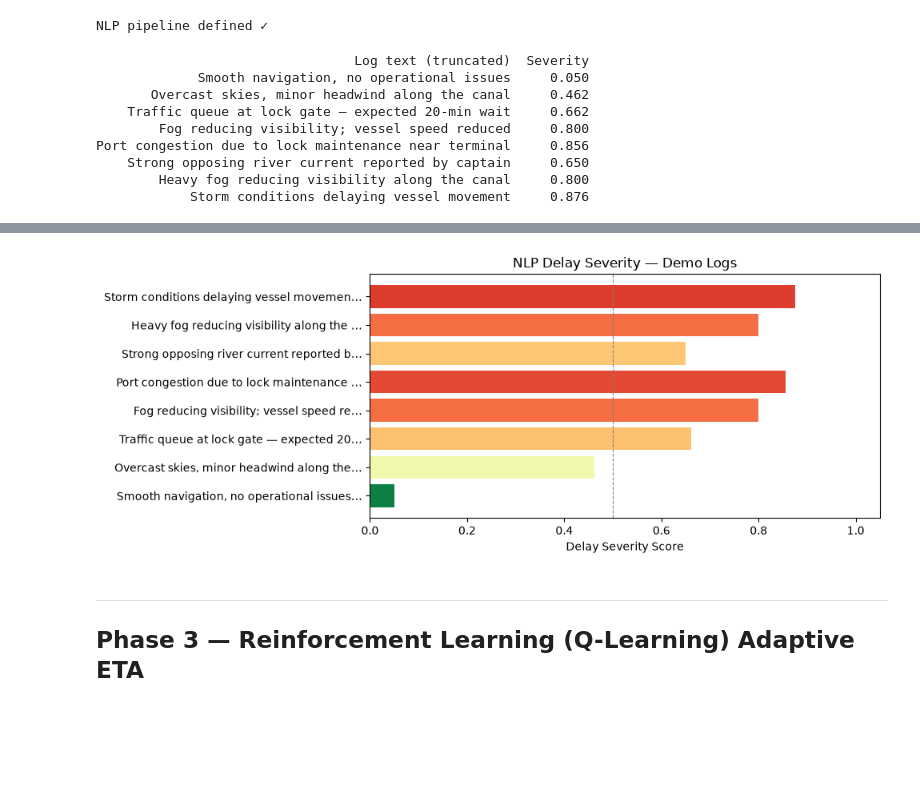
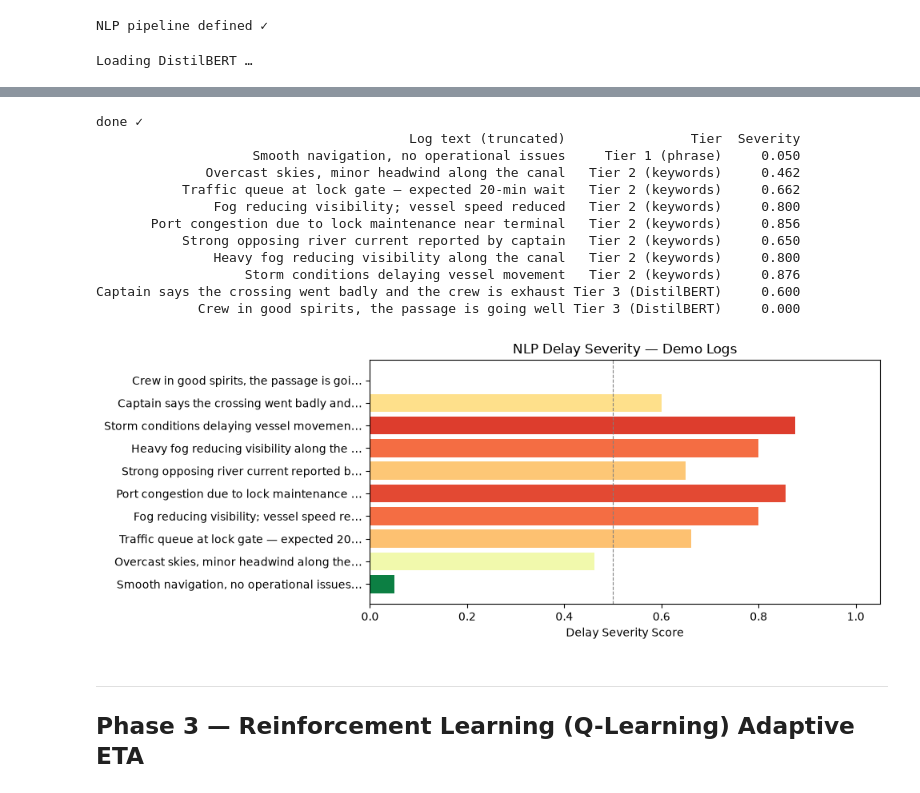
Before and after one commit to Riyann69/Adaptive-ETA-Prediction, a Jupyter notebook: Adaptive_ETA_Prediction.ipynb, the cells around one changed output, grey strips where cells are left out. Saved outputs shown, nothing was run; the diff lists cells and outputs as text; code cells hidden in the pictures; blank space fills up the shorter version.

```diff
--- a/Adaptive_ETA_Prediction.ipynb
+++ b/Adaptive_ETA_Prediction.ipynb
@@ -390,7 +399,7 @@ def extract_delay_severity(text: str) -> float:
     -----
     1. Clear-phrase shortcut → return 0.05 immediately.
     2. Domain keyword scan  → weighted average of matched keywords.
-    3. DistilBERT fallback  → map NEGATIVE sentiment to 0.5 if no keywords found.
+    3. DistilBERT fallback  → 0.6 × p if NEGATIVE, else 0.3 × (1 − p) (p = confidence).
     """
     text_lower = text.lower()
 
@@ -427,12 +436,21 @@ demo_logs = [
     'Strong opposing river current reported by captain',
     'Heavy fog reducing visibility along the canal',
     'Storm conditions delaying vessel movement',
+    # No phrase or keyword below, so these two reach the DistilBERT fallback (Tier 3)
+    'Captain says the crossing went badly and the crew is exhausted',
+    'Crew in good spirits, the passage is going well',
 ]
+
+def nlp_tier(text):
+    t = text.lower()
+    if any(p in t for p in _CLEAR_NEGATIVE): return 'Tier 1 (phrase)'
+    if any(k in t for k in _KEYWORDS):       return 'Tier 2 (keywords)'
+    return 'Tier 3 (DistilBERT)'
 
 rows = []
 for log in demo_logs:
     sev = extract_delay_severity(log)
-    rows.append({'Log text (truncated)': log[:60], 'Severity': round(sev, 3)})
+    rows.append({'Log text (truncated)': log[:60], 'Tier': nlp_tier(log), 'Severity': round(sev, 3)})
 
 demo_df = pd.DataFrame(rows)
 print(demo_df.to_string(index=False))
@@ -449,12 +467,4 @@ plt.tight_layout()
 plt.savefig('figures/fig_nlp_severity.png', dpi=180, bbox_inches='tight')
 plt.show()
 # %% [output]
-                                 Log text (truncated)  Severity
-             Smooth navigation, no operational issues     0.050
-       Overcast skies, minor headwind along the canal     0.462
-    Traffic queue at lock gate — expected 20-min wait     0.662
-        Fog reducing visibility; vessel speed reduced     0.800
-Port congestion due to lock maintenance near terminal     0.856
-    Strong opposing river current reported by captain     0.650
-        Heavy fog reducing visibility along the canal     0.800
-            Storm conditions delaying vessel movement     0.876
+Loading DistilBERT …
@@ -461,4 +472,16 @@ Port congestion due to lock maintenance near terminal     0.856
+done ✓
+                                        Log text (truncated)                Tier  Severity
+                    Smooth navigation, no operational issues     Tier 1 (phrase)     0.050
+              Overcast skies, minor headwind along the canal   Tier 2 (keywords)     0.462
+           Traffic queue at lock gate — expected 20-min wait   Tier 2 (keywords)     0.662
+               Fog reducing visibility; vessel speed reduced   Tier 2 (keywords)     0.800
+       Port congestion due to lock maintenance near terminal   Tier 2 (keywords)     0.856
+           Strong opposing river current reported by captain   Tier 2 (keywords)     0.650
+               Heavy fog reducing visibility along the canal   Tier 2 (keywords)     0.800
+                   Storm conditions delaying vessel movement   Tier 2 (keywords)     0.876
+Captain says the crossing went badly and the crew is exhaust Tier 3 (DistilBERT)     0.600
+             Crew in good spirits, the passage is going well Tier 3 (DistilBERT)     0.000
-[figure, old version]
+[figure, new version]
 # %% [markdown]
 ---
 ## Phase 3 — Reinforcement Learning (Q-Learning) Adaptive ETA
```
Also changed, not shown: parts of 18 cells of this notebook, 19 other files.
